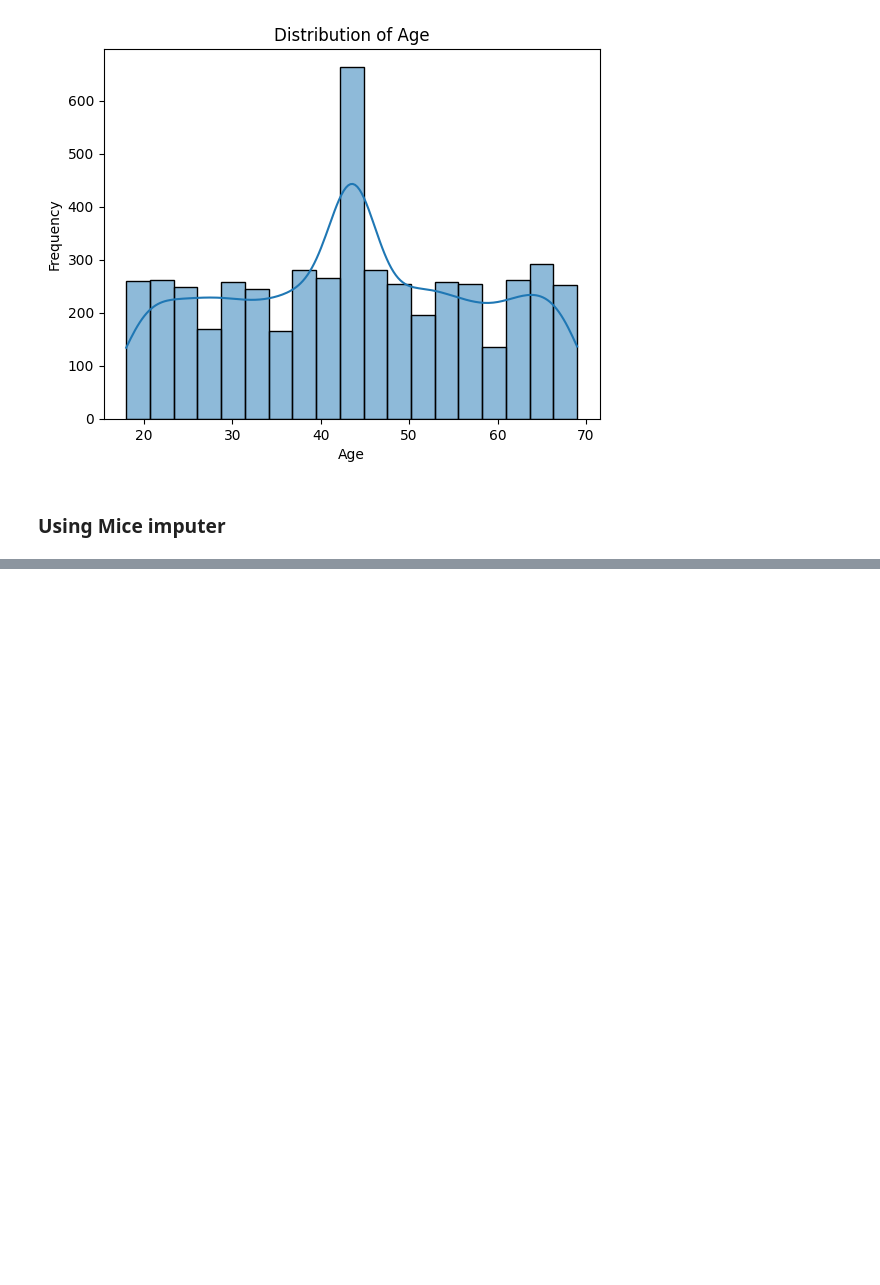
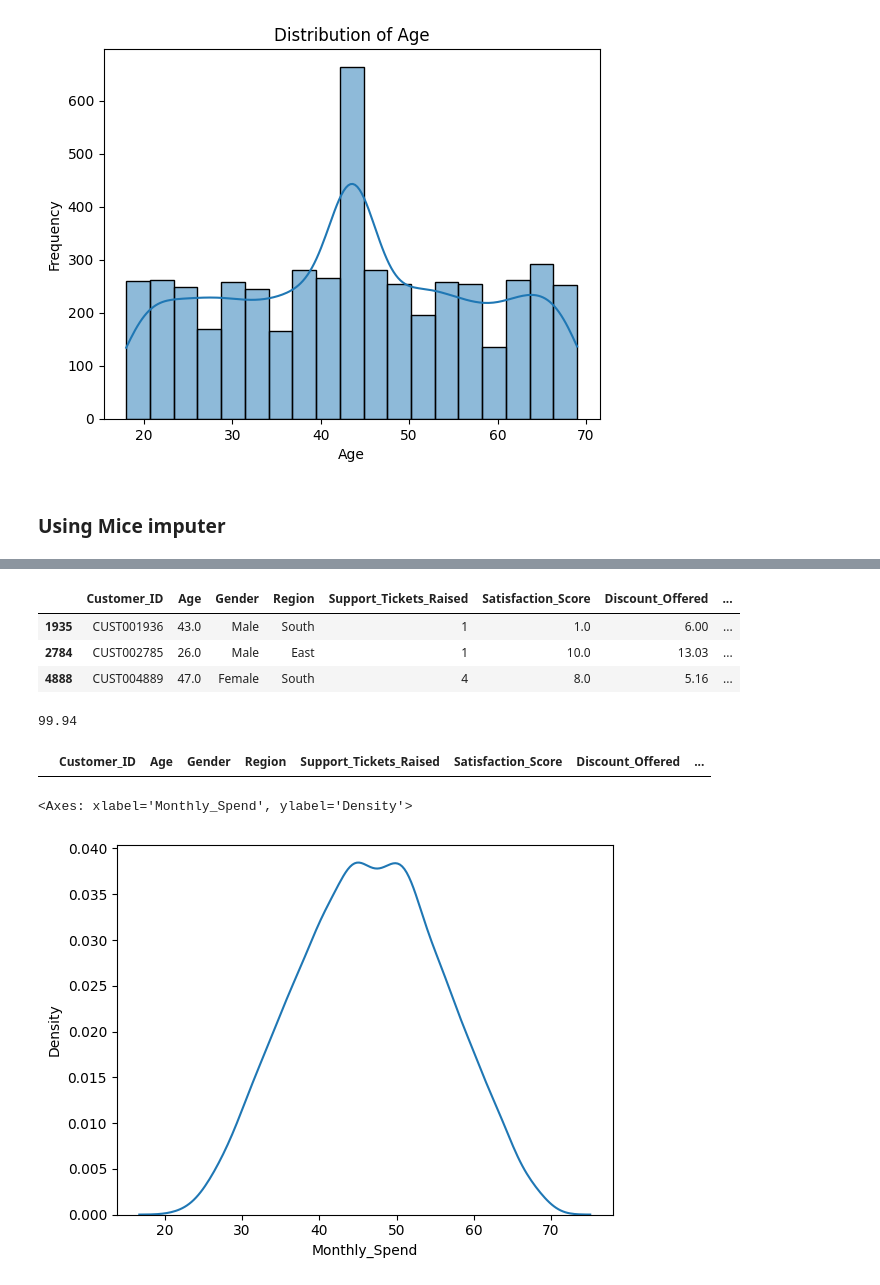
Before and after one commit to hamzasand/ML_from_Scratch, a Jupyter notebook: eda/data/eda.ipynb, the cells around one changed output, grey strips where cells are left out. Cells and saved outputs as stored; diff of their text form; code cells hidden in the pictures; blank space fills up the shorter version.

```diff
--- a/eda/data/eda.ipynb
+++ b/eda/data/eda.ipynb
@@ -147,0 +261,43 @@ df[['Age']] = imputer.fit_transform(df[['Age']])
+# %%
+df[df['Monthly_Spend'] > 75]
+# %% [output]
+|  | Customer_ID | Age | Gender | Region | Support_Tickets_Raised | Satisfaction_Score | Discount_Offered | ... |
+| 1935 | CUST001936 | 43.0 | Male | South | 1 | 1.0 | 6.00 | ... |
+| 2784 | CUST002785 | 26.0 | Male | East | 1 | 10.0 | 13.03 | ... |
+| 4888 | CUST004889 | 47.0 | Female | South | 4 | 8.0 | 5.16 | ... |
+# %%
+mean = df['Monthly_Spend'].mean()
+std = df['Monthly_Spend'].std()
+
+upper_bound = mean + 3*std
+lower_bound = mean - 3*std
+
+within_3rd_std = df[(df['Monthly_Spend'] >= lower_bound) & (df['Monthly_Spend'] <= upper_bound)]
+
+# count and percentage
+count_within = within_3rd_std.shape[0]
+total_count = df.shape[0]
+
+percentage = (count_within / total_count) * 100
+
+percentage
+# %% [output]
+99.94
+# %%
+from sklearn.preprocessing import StandardScaler
+scaler = StandardScaler()
+
+month_spend_scaled = scaler.fit_transform(df[['Monthly_Spend']])
+
+mask = np.abs(month_spend_scaled) < 3
+
+df = df[mask.flatten()]
+# %%
+df[df['Monthly_Spend'] > 75]
+# %% [output]
+|  | Customer_ID | Age | Gender | Region | Support_Tickets_Raised | Satisfaction_Score | Discount_Offered | ... |
+# %%
+sns.kdeplot(x=df['Monthly_Spend'],data=df)
+# %% [output]
+<Axes: xlabel='Monthly_Spend', ylabel='Density'>
+[figure, added]
```
Also changed, not shown: parts of 17 cells of this notebook.
